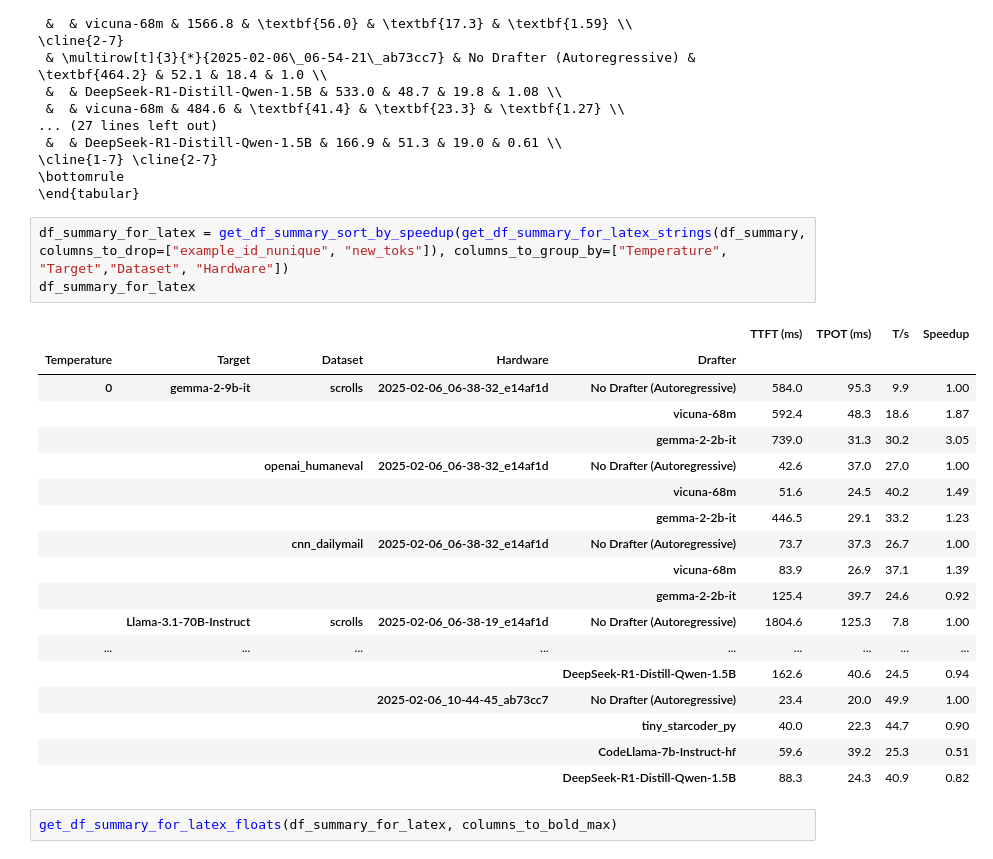
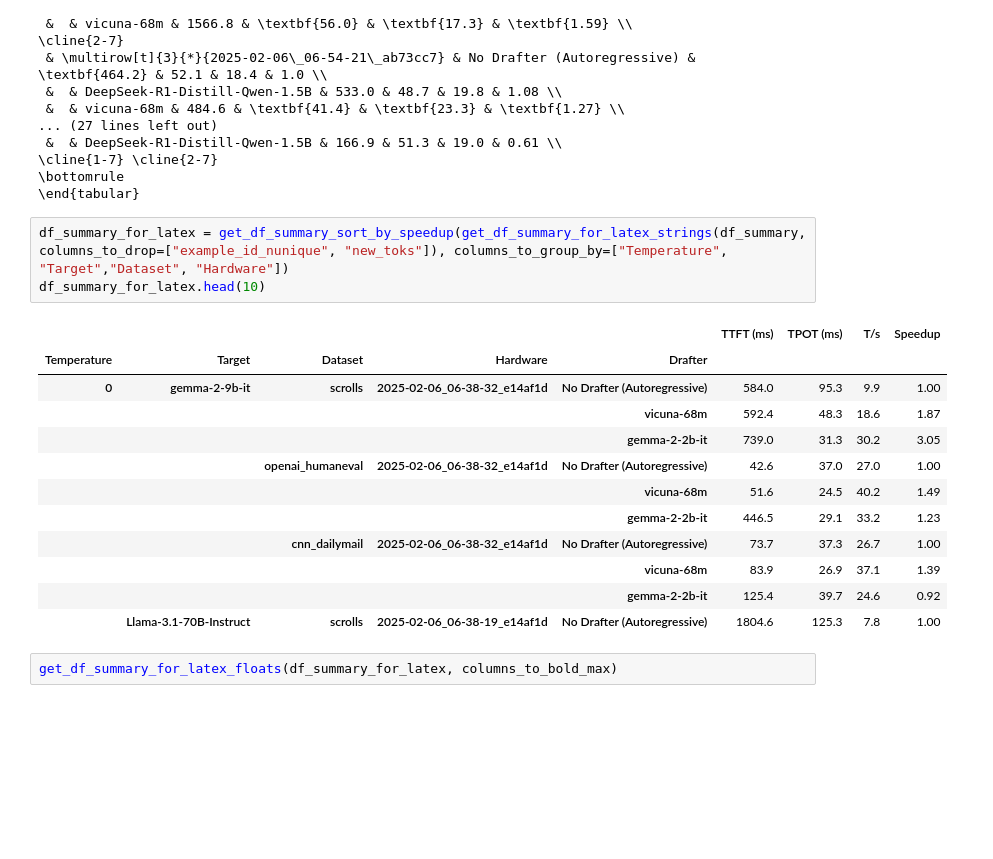
Before and after one commit to keyboardAnt/hf-bench, a Jupyter notebook: hf_bench/speedups.ipynb, the cells around one changed output. Drawn from its saved outputs; the diff is of its cells as text; blank space fills up the shorter version.

```diff
--- a/hf_bench/speedups.ipynb
+++ b/hf_bench/speedups.ipynb
@@ -483,26 +443,20 @@ Dataset & Hardware & Drafter &  &  &  &  \\
 \end{tabular}
 # %%
 df_summary_for_latex = get_df_summary_sort_by_speedup(get_df_summary_for_latex_strings(df_summary, columns_to_drop=["example_id_nunique", "new_toks"]), columns_to_group_by=["Temperature", "Target","Dataset", "Hardware"])
-df_summary_for_latex
+df_summary_for_latex.head(10)
 # %% [output]
 |  |  |  |  |  | TTFT (ms) | TPOT (ms) | T/s | Speedup |
 | Temperature | Target | Dataset | Hardware | Drafter |  |  |  |  |
 | 0 | gemma-2-9b-it | scrolls | 2025-02-06_06-38-32_e14af1d | No Drafter (Autoregressive) | 584.0 | 95.3 | 9.9 | 1.00 |
 |  |  |  |  | vicuna-68m | 592.4 | 48.3 | 18.6 | 1.87 |
 |  |  |  |  | gemma-2-2b-it | 739.0 | 31.3 | 30.2 | 3.05 |
 |  |  | openai_humaneval | 2025-02-06_06-38-32_e14af1d | No Drafter (Autoregressive) | 42.6 | 37.0 | 27.0 | 1.00 |
 |  |  |  |  | vicuna-68m | 51.6 | 24.5 | 40.2 | 1.49 |
 |  |  |  |  | gemma-2-2b-it | 446.5 | 29.1 | 33.2 | 1.23 |
 |  |  | cnn_dailymail | 2025-02-06_06-38-32_e14af1d | No Drafter (Autoregressive) | 73.7 | 37.3 | 26.7 | 1.00 |
 |  |  |  |  | vicuna-68m | 83.9 | 26.9 | 37.1 | 1.39 |
 |  |  |  |  | gemma-2-2b-it | 125.4 | 39.7 | 24.6 | 0.92 |
 |  | Llama-3.1-70B-Instruct | scrolls | 2025-02-06_06-38-19_e14af1d | No Drafter (Autoregressive) | 1804.6 | 125.3 | 7.8 | 1.00 |
-| ... | ... | ... | ... | ... | ... | ... | ... | ... |
-|  |  |  |  | DeepSeek-R1-Distill-Qwen-1.5B | 162.6 | 40.6 | 24.5 | 0.94 |
-|  |  |  | 2025-02-06_10-44-45_ab73cc7 | No Drafter (Autoregressive) | 23.4 | 20.0 | 49.9 | 1.00 |
-|  |  |  |  | tiny_starcoder_py | 40.0 | 22.3 | 44.7 | 0.90 |
-|  |  |  |  | CodeLlama-7b-Instruct-hf | 59.6 | 39.2 | 25.3 | 0.51 |
-|  |  |  |  | DeepSeek-R1-Distill-Qwen-1.5B | 88.3 | 24.3 | 40.9 | 0.82 |
 # %%
 get_df_summary_for_latex_floats(df_summary_for_latex, columns_to_bold_max)
 # %% [output]
```
Also changed, not shown: parts of 2 cells of this notebook.
